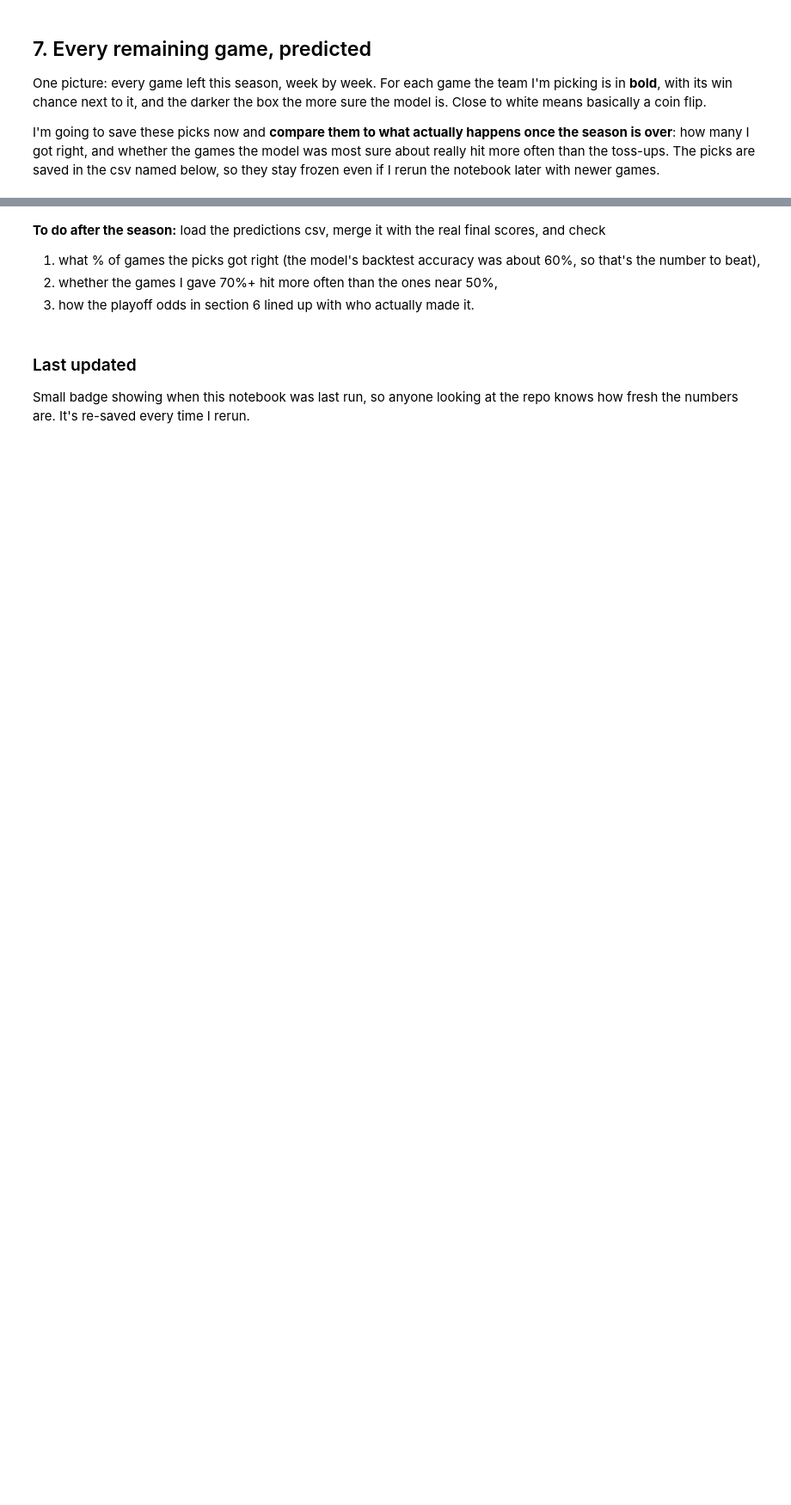
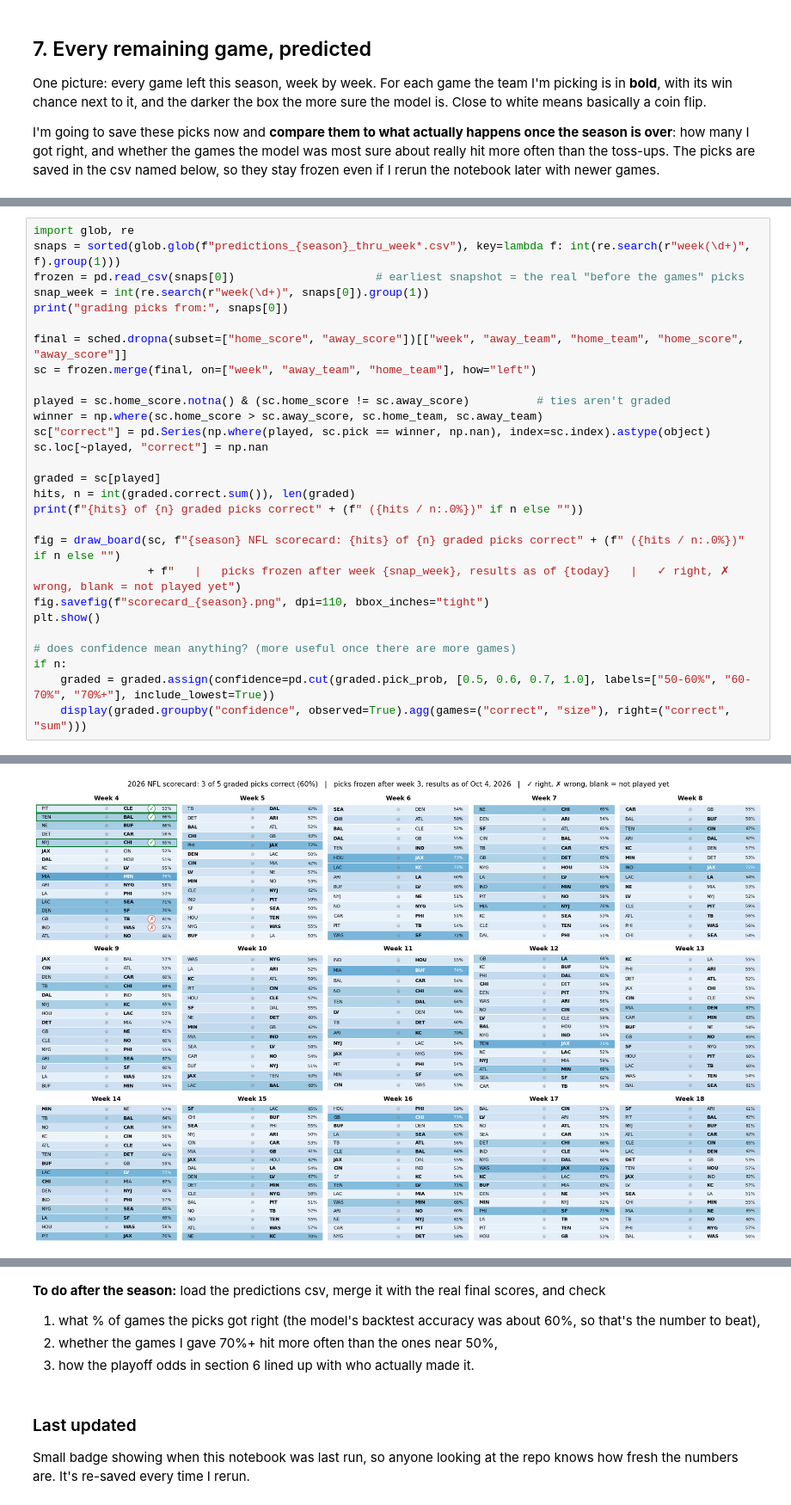
Before and after one commit to raghavv-711/nfl-pythagorean-expectation, a Jupyter notebook: NFL Pythagorean Expectation.ipynb, the cells around one changed output, grey strips where cells are left out. Shown at 86% size. Cells and saved outputs as stored; diff of their text form; blank space fills up the shorter version.

Commit message:
Add graded scorecard for the saved predictions

```diff
--- a/NFL Pythagorean Expectation.ipynb
+++ b/NFL Pythagorean Expectation.ipynb
@@ -349,0 +369,29 @@ plt.show()
+# %%
+import glob, re
+snaps = sorted(glob.glob(f"predictions_{season}_thru_week*.csv"), key=lambda f: int(re.search(r"week(\d+)", f).group(1)))
+frozen = pd.read_csv(snaps[0])                     # earliest snapshot = the real "before the games" picks
+snap_week = int(re.search(r"week(\d+)", snaps[0]).group(1))
+print("grading picks from:", snaps[0])
+
+final = sched.dropna(subset=["home_score", "away_score"])[["week", "away_team", "home_team", "home_score", "away_score"]]
+sc = frozen.merge(final, on=["week", "away_team", "home_team"], how="left")
+
+played = sc.home_score.notna() & (sc.home_score != sc.away_score)          # ties aren't graded
+winner = np.where(sc.home_score > sc.away_score, sc.home_team, sc.away_team)
+sc["correct"] = pd.Series(np.where(played, sc.pick == winner, np.nan), index=sc.index).astype(object)
+sc.loc[~played, "correct"] = np.nan
+
+graded = sc[played]
+hits, n = int(graded.correct.sum()), len(graded)
+print(f"{hits} of {n} graded picks correct" + (f" ({hits / n:.0%})" if n else ""))
+
+fig = draw_board(sc, f"{season} NFL scorecard: {hits} of {n} graded picks correct" + (f" ({hits / n:.0%})" if n else "")
+                 + f"   |   picks frozen after week {snap_week}, results as of {today}   |   ✓ right, ✗ wrong, blank = not played yet")
+fig.savefig(f"scorecard_{season}.png", dpi=110, bbox_inches="tight")
+plt.show()
+
+# does confidence mean anything? (more useful once there are more games)
+if n:
+    graded = graded.assign(confidence=pd.cut(graded.pick_prob, [0.5, 0.6, 0.7, 1.0], labels=["50-60%", "60-70%", "70%+"], include_lowest=True))
+    display(graded.groupby("confidence", observed=True).agg(games=("correct", "size"), right=("correct", "sum")))
+# %% [output]
@@ -349,0 +400 @@ plt.show()
+[figure, added]
```
Also changed, not shown: parts of 6 cells of this notebook, 4 other files.
